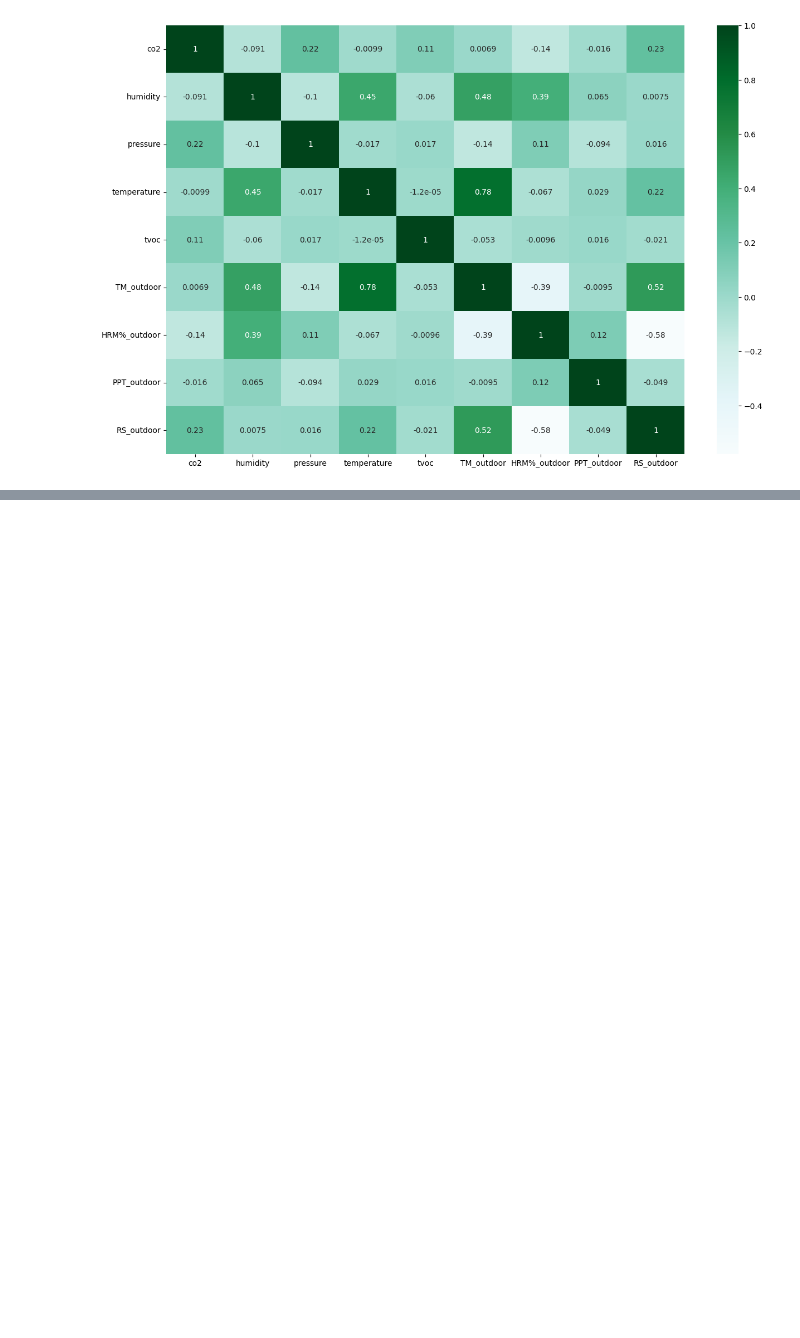
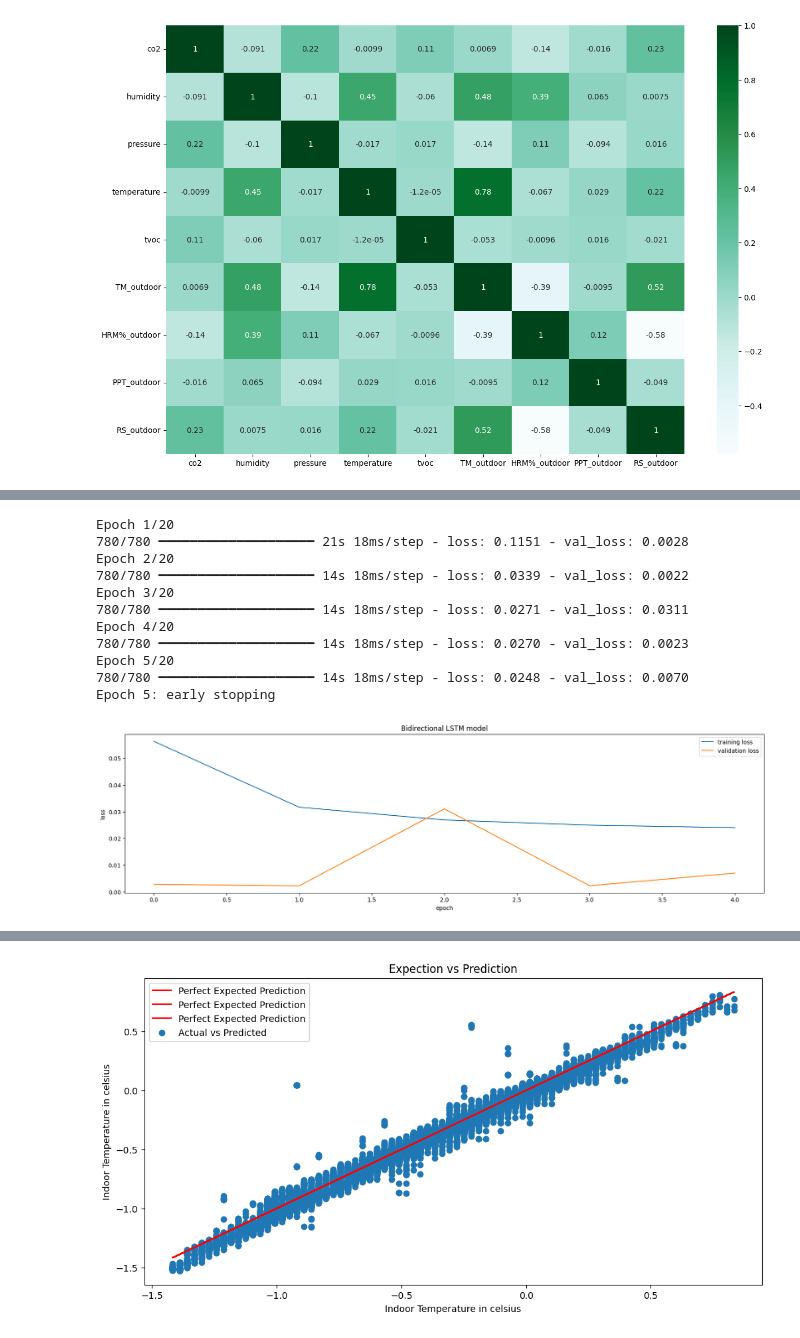
Before and after one commit to peremayolc/UAB_EnergyStudy, a Jupyter notebook: Recommender/recommendersys.ipynb, the cells around one changed output, grey strips where cells are left out. Drawn from its saved outputs; the diff is of its cells as text; code cells hidden in the pictures; blank space fills up the shorter version.

```diff
--- a/Recommender/recommendersys.ipynb
+++ b/Recommender/recommendersys.ipynb
@@ -362,0 +351,2 @@ sb.heatmap(Computer_Room_com.drop(['o3'], axis=1).corr(), cmap='BuGn', annot=Tru
+# %%
+df_train=Computer_Room_com[['humidity','TM_outdoor', 'HRM%_outdoor', 'RS_outdoor', "temperature"]]
@@ -362,0 +407,16 @@ sb.heatmap(Computer_Room_com.drop(['o3'], axis=1).corr(), cmap='BuGn', annot=Tru
+# %%
+n_steps = X_train.shape[-2]
+n_features =X_train.shape[-1]
+input_shape=(n_steps, n_features)
+model_bi = Sequential([Bidirectional(LSTM(256, return_sequences=True), input_shape= input_shape),
+    Dense(20, activation='tanh'),
+    Bidirectional(LSTM(128,return_sequences=True, activation = 'tanh')),
+    Dense(20, activation='tanh'),
+    Bidirectional(LSTM(128,return_sequences=False, activation = 'tanh')),
+    Dense(20, activation='tanh'),
+    tf.keras.layers.Dropout(0.20),
+    Dense(units=3, activation = 'linear'),
+])
+model_bi.compile(optimizer='adam', loss='mse')
+model_bi.summary()
+tf.keras.utils.plot_model(model_bi)
@@ -362,0 +517,58 @@ sb.heatmap(Computer_Room_com.drop(['o3'], axis=1).corr(), cmap='BuGn', annot=Tru
+# %%
+def model_train_evaluation(y, X, model, model_name):
+    #Model run
+    from tensorflow.keras.callbacks import EarlyStopping
+    early_stop = EarlyStopping(monitor='val_loss', mode='min', verbose=1, patience=3)
+    #history = model.fit(X_train,y_train, epochs=6,validation_data=(X_val, y_val),callbacks=early_stop)
+    history = model.fit(X_train,y_train, epochs=20,validation_split=0.01, callbacks=early_stop)
+    history_frame = pd.DataFrame(history.history)
+
+    # model performance plot
+    plt.figure(figsize=(20,5))
+    plt.plot(history.history['loss'], label='training loss')
+    plt.plot(history.history['val_loss'], label='validation loss')
+    plt.ylabel('loss')
+    plt.xlabel('epoch')
+    plt.legend(loc='best')
+    plt.title(model_name)
+    plt.show()
+
+    # Model Evaluation metrics
+    from sklearn.metrics import mean_squared_error,mean_absolute_error,explained_variance_score, r2_score, mean_absolute_percentage_error
+    ypred =model.predict(X)
+    print("\n \n Model Evaluation Report: ")
+    print('Mean Absolute Error(MAE) of', model_name,':', mean_absolute_error(y, ypred))
+    print('Mean Squared Error(MSE) of', model_name,':', mean_squared_error(y, ypred))
+    print('Root Mean Squared Error (RMSE) of', model_name,':', mean_squared_error(y, ypred, squared = False))
+    print('Mean absolute percentage error (MAPE) of', model_name,':', mean_absolute_percentage_error(y, ypred))
+    print('Explained Variance Score (EVS) of', model_name,':', explained_variance_score(y, ypred))
+    print('R2 of', model_name,':', (r2_score(y, ypred)).round(2))
+    print('\n \n')
+
+    # Actual vs Predicted Plot
+    f, ax = plt.subplots(figsize=(12,6),dpi=100);
+    plt.scatter(y, ypred, label="Actual vs Predicted")
+    # Perfect predictions
+    plt.xlabel('Indoor Temperature in celsius')
+    plt.ylabel('Indoor Temperature in celsius')
+    plt.title('Expection vs Prediction')
+    plt.plot(y,y,'r', label="Perfect Expected Prediction")
+    plt.legend()
+
+
+
+# Call the model_train_evaluation function
+model_train_evaluation(y_val, X_val, model_bi, 'Bidirectional LSTM model')
+# %% [output]
+Epoch 1/20
+780/780 ━━━━━━━━━━━━━━━━━━━━ 21s 18ms/step - loss: 0.1151 - val_loss: 0.0028
+Epoch 2/20
+780/780 ━━━━━━━━━━━━━━━━━━━━ 14s 18ms/step - loss: 0.0339 - val_loss: 0.0022
+Epoch 3/20
+780/780 ━━━━━━━━━━━━━━━━━━━━ 14s 18ms/step - loss: 0.0271 - val_loss: 0.0311
+Epoch 4/20
+780/780 ━━━━━━━━━━━━━━━━━━━━ 14s 18ms/step - loss: 0.0270 - val_loss: 0.0023
+Epoch 5/20
+780/780 ━━━━━━━━━━━━━━━━━━━━ 14s 18ms/step - loss: 0.0248 - val_loss: 0.0070
+Epoch 5: early stopping
+[figure, added]
@@ -362,0 +585 @@ sb.heatmap(Computer_Room_com.drop(['o3'], axis=1).corr(), cmap='BuGn', annot=Tru
+[figure, added]
```
Also changed, not shown: parts of 12 cells of this notebook.
